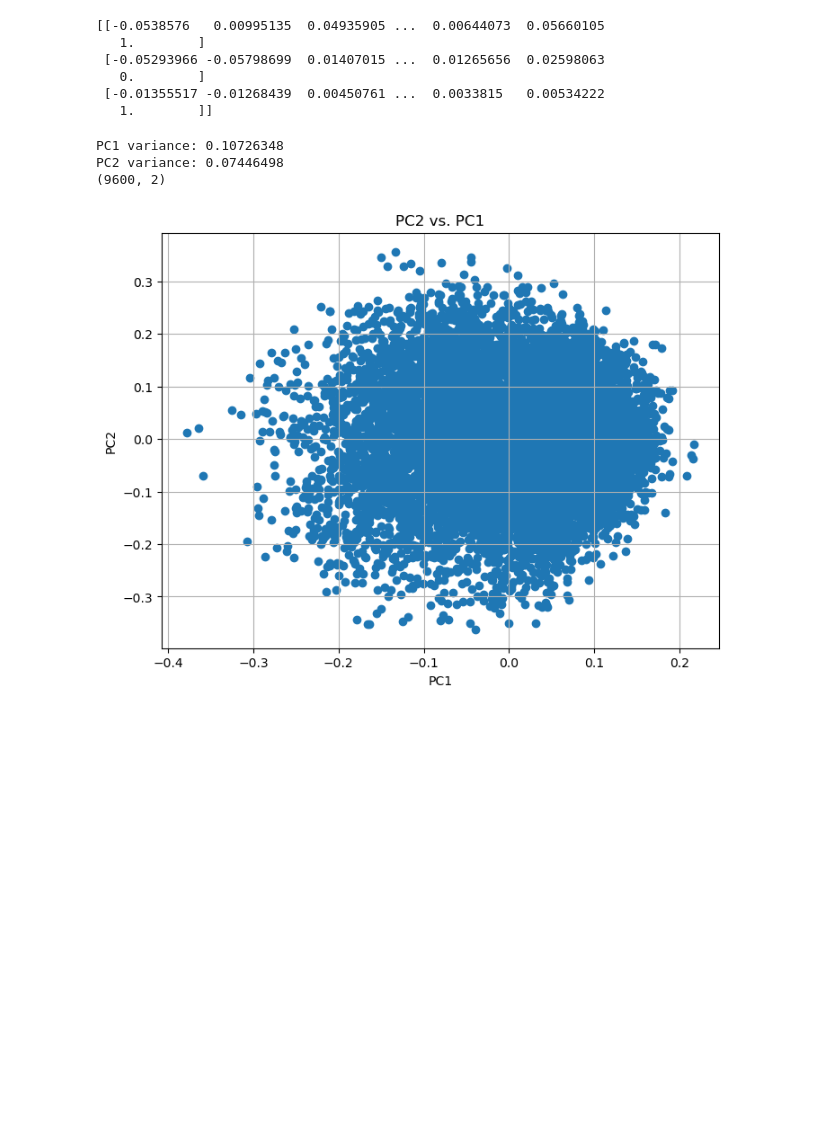
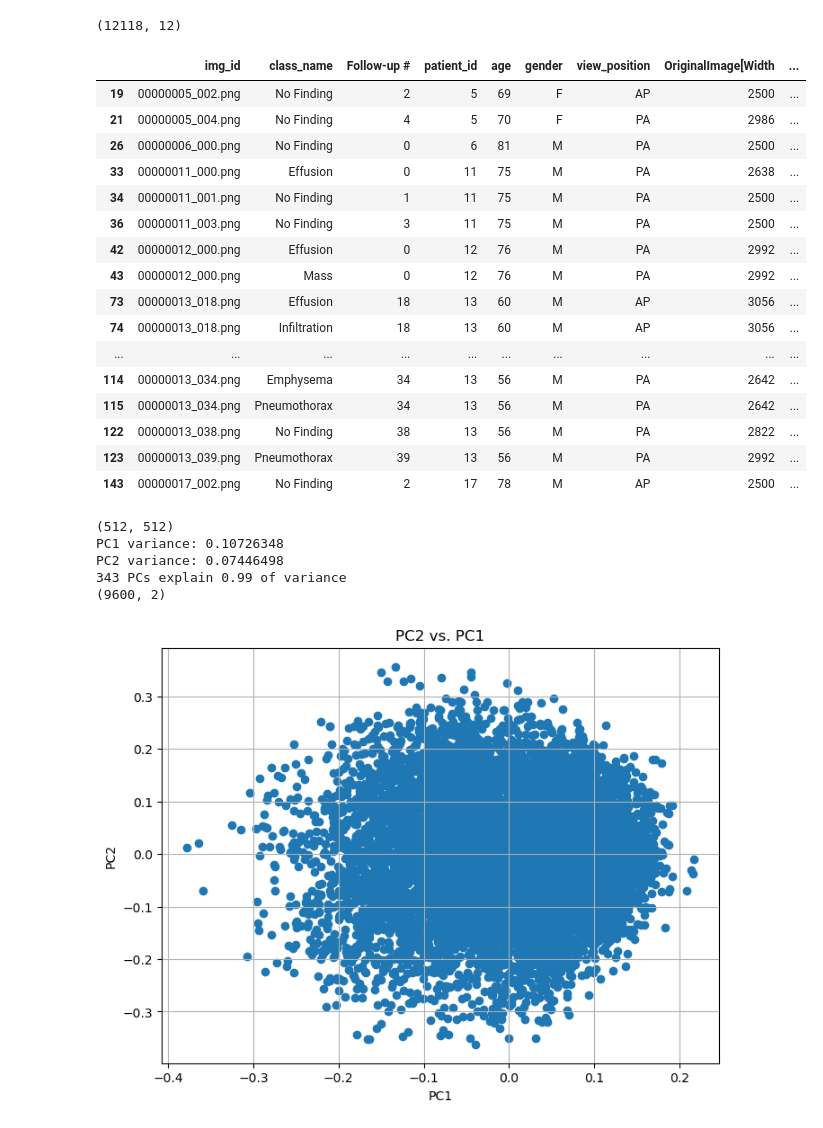
Before and after one commit to katztyler01/LungClass, a Jupyter notebook: init.ipynb, the cells around one changed output. Drawn from its saved outputs; the diff is of its cells as text; code cells hidden in the pictures; blank space fills up the shorter version.

```diff
--- a/init.ipynb
+++ b/init.ipynb
@@ -16,0 +22,13 @@ annotation.head()
+# %%
+embeddings = np.load("chest-xray14_embeddings.npy")
+annotation = pd.read_csv('Data_Entry_2017.csv')
+
+annotation = annotation.rename(columns={'Image Index': 'img_id', 'Finding Labels': 'class_name', 'Patient ID':'patient_id', 'Patient Age':'age', 'Patient Gender': 'gender', 'View Position': 'view_position'})
+
+
+annotation['class_name'] = annotation['class_name'].str.split('|')
+knowledge_graph = annotation.copy()
+
+preprocessed = annotation.explode('class_name').reset_index(drop=True)
+#print(exploded_df.shape)
+preprocessed.head(10)
@@ -17,36 +70,49 @@ annotation.head()
 # %%
 
 file_path = "selected_png_list.txt"
 ids = []
 
 with open(file_path, 'r') as file:
     for line in file:
         full_path = line.strip()
         filename = os.path.basename(full_path)
         ids.append(filename)
 
-label_dict = annotation.set_index('Image Index')['Finding Labels'].to_dict()
+label_dict = annotation.set_index('img_id')['class_name'].to_dict()
 
 labels = []
 for id in ids:
     if label_dict[id] == 'No Finding':
         labels.append(0)
     else:
         labels.append(1)
-#print(len(labels))
 
 labels_arr = np.array(labels)[:, np.newaxis]
-
 embeddings_labeled = np.column_stack((embeddings, labels_arr))
 
-#print(embeddings_labeled[:3])
+filtered_df = preprocessed[preprocessed['img_id'].isin(ids)].copy()
+
+print(filtered_df.shape)
+filtered_df.head(20)
 # %% [output]
-[[-0.0538576   0.00995135  0.04935905 ...  0.00644073  0.05660105
-   1.        ]
- [-0.05293966 -0.05798699  0.01407015 ...  0.01265656  0.02598063
-   0.        ]
- [-0.01355517 -0.01268439  0.00450761 ...  0.0033815   0.00534222
-   1.        ]]
+(12118, 12)
+|  | img_id | class_name | Follow-up # | patient_id | age | gender | view_position | OriginalImage[Width | ... |
+| 19 | 00000005_002.png | No Finding | 2 | 5 | 69 | F | AP | 2500 | ... |
+| 21 | 00000005_004.png | No Finding | 4 | 5 | 70 | F | PA | 2986 | ... |
+| 26 | 00000006_000.png | No Finding | 0 | 6 | 81 | M | PA | 2500 | ... |
+| 33 | 00000011_000.png | Effusion | 0 | 11 | 75 | M | PA | 2638 | ... |
+| 34 | 00000011_001.png | No Finding | 1 | 11 | 75 | M | PA | 2500 | ... |
+| 36 | 00000011_003.png | No Finding | 3 | 11 | 75 | M | PA | 2500 | ... |
+| 42 | 00000012_000.png | Effusion | 0 | 12 | 76 | M | PA | 2992 | ... |
+| 43 | 00000012_000.png | Mass | 0 | 12 | 76 | M | PA | 2992 | ... |
+| 73 | 00000013_018.png | Effusion | 18 | 13 | 60 | M | AP | 3056 | ... |
+| 74 | 00000013_018.png | Infiltration | 18 | 13 | 60 | M | AP | 3056 | ... |
+| ... | ... | ... | ... | ... | ... | ... | ... | ... | ... |
+| 114 | 00000013_034.png | Emphysema | 34 | 13 | 56 | M | PA | 2642 | ... |
+| 115 | 00000013_034.png | Pneumothorax | 34 | 13 | 56 | M | PA | 2642 | ... |
+| 122 | 00000013_038.png | No Finding | 38 | 13 | 56 | M | PA | 2822 | ... |
+| 123 | 00000013_039.png | Pneumothorax | 39 | 13 | 56 | M | PA | 2992 | ... |
+| 143 | 00000017_002.png | No Finding | 2 | 17 | 78 | M | AP | 2500 | ... |
 # %%
 df = embeddings
 
@@ -54,12 +120,21 @@ mc_df = df - np.mean(df, axis=0)
 N, k = mc_df.shape
 
 S = (1/N) * mc_df.transpose() @ mc_df
+print(S.shape)
 
 eig_val, eig_vectors = np.linalg.eigh(S)
 
 eig_val_desc = eig_val[::-1]
 print("PC1 variance:", eig_val_desc[0]/np.sum(eig_val_desc))
 print("PC2 variance:", eig_val_desc[1]/np.sum(eig_val_desc))
+
+sum = 0
+i = 0
+while sum < 0.99:
+    sum += (eig_val_desc[i]/np.sum(eig_val_desc))
+    i += 1
+
+print(i, "PCs explain 0.99 of variance")
 
 reduced_df = mc_df @ eig_vectors[:, -2:]
 print(reduced_df.shape)
@@ -78,7 +153,9 @@ plt.grid(True)
 plt.savefig('init_PCA.png', dpi=300)
 plt.show()
 # %% [output]
+(512, 512)
 PC1 variance: 0.10726348
 PC2 variance: 0.07446498
+343 PCs explain 0.99 of variance
 (9600, 2)
 [figure]
```
Also changed, not shown: parts of 6 cells of this notebook.
